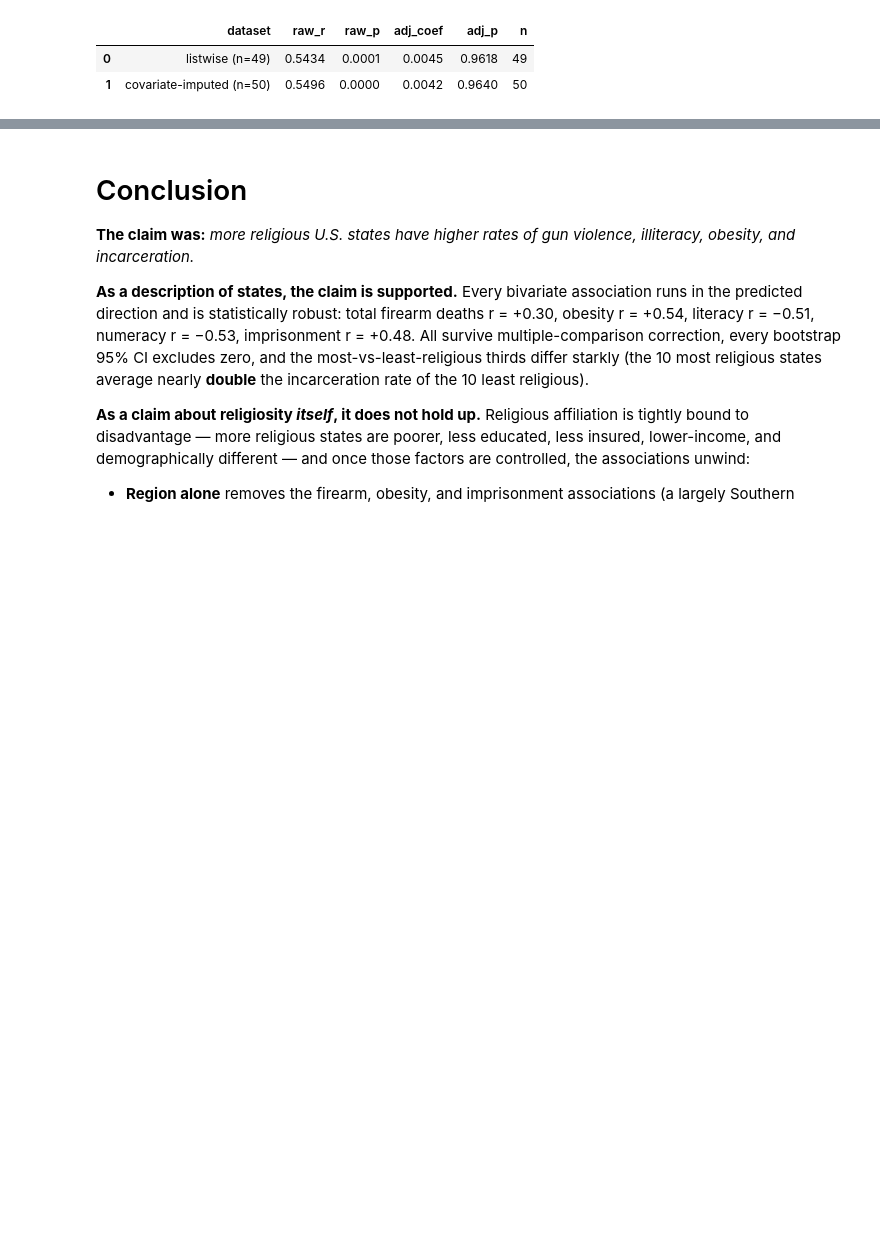
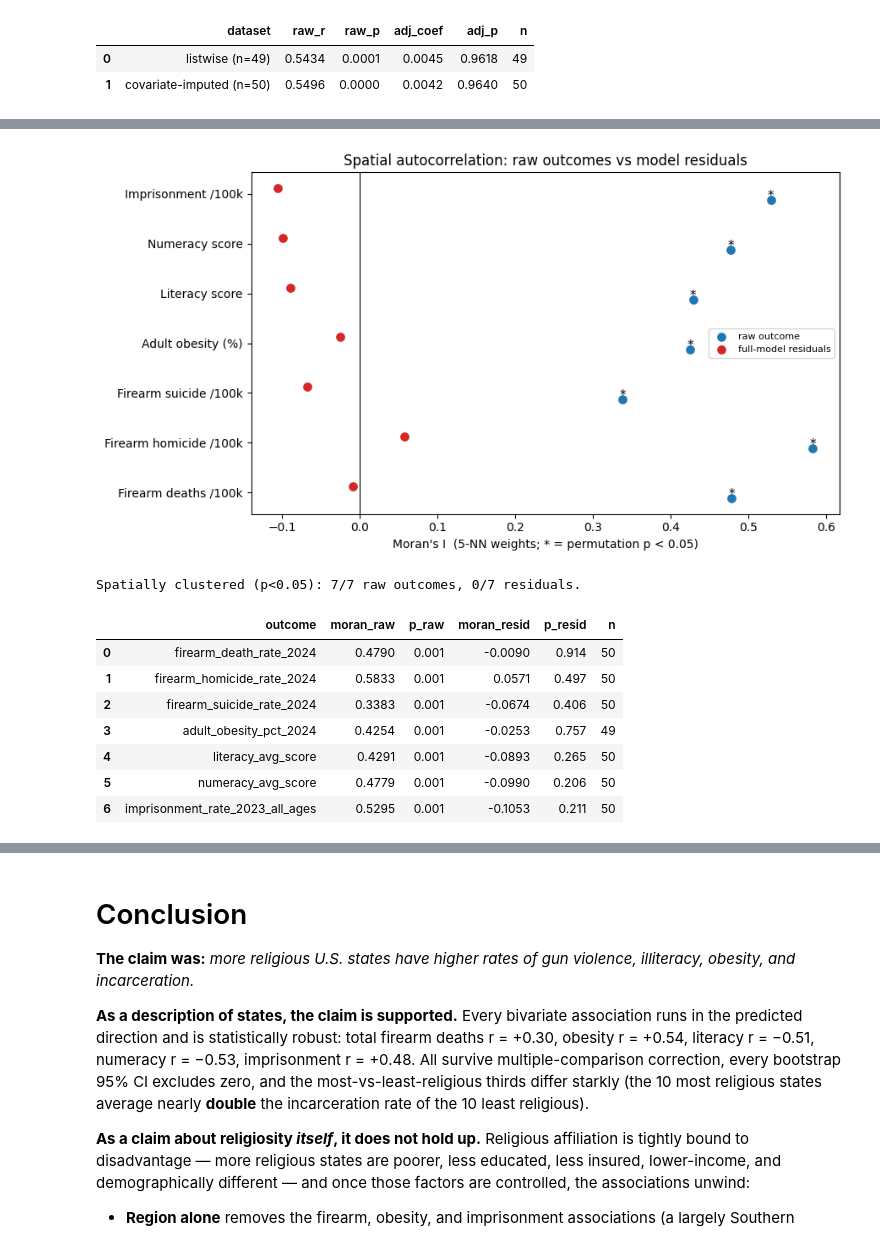
Before and after one commit to DiogoRibeiro7/religiosity-us-outcomes, a Jupyter notebook: notebooks/03_analyse_religiosity_outcomes.ipynb, the cells around one changed output, grey strips where cells are left out. Drawn from its saved outputs; the diff is of its cells as text; code cells hidden in the pictures; blank space fills up the shorter version.

```diff
--- a/notebooks/03_analyse_religiosity_outcomes.ipynb
+++ b/notebooks/03_analyse_religiosity_outcomes.ipynb
@@ -1289,3 +1347,75 @@ Imputed ['Tennessee'] obesity -> [36.8]
+# %%
+from scipy.spatial.distance import cdist
+
+
+def knn_weights(coords, k=5):
+    D = cdist(coords, coords)
+    n = len(coords)
+    W = np.zeros((n, n))
+    for i in range(n):
+        nn = np.argsort(D[i])[1:k + 1]
+        W[i, nn] = 1.0
+    rs = W.sum(1, keepdims=True)
+    rs[rs == 0] = 1.0
+    return W / rs
+
+
+def morans_i(x, W):
+    x = np.asarray(x, float) - np.mean(x)
+    return (len(x) / W.sum()) * ((W * np.outer(x, x)).sum() / (x ** 2).sum())
+
+
+def morans_perm_p(x, W, nperm=999, seed=0):
+    rng = np.random.default_rng(seed)
+    obs = morans_i(x, W)
+    perms = np.array([morans_i(rng.permutation(x), W) for _ in range(nperm)])
+    p = ((np.abs(perms) >= abs(obs)).sum() + 1) / (nperm + 1)
+    return obs, p
+
+moran_rows = []
+for o in EXT_OUTCOMES:
+    sub = panel[[o, PREDICTOR, "census_region", "centroid_lat", "centroid_lon"] + CONTROLS].dropna().reset_index(drop=True)
+    W = knn_weights(sub[["centroid_lat", "centroid_lon"]].to_numpy(), k=5)
+    i_raw, p_raw = morans_perm_p(sub[o].to_numpy(), W)
+    m = smf.ols(f"{o} ~ {PREDICTOR} + C(census_region) + " + " + ".join(CONTROLS), sub).fit()
+    i_res, p_res = morans_perm_p(m.resid.to_numpy(), W)
+    moran_rows.append({"outcome": o, "moran_raw": i_raw, "p_raw": p_raw,
+                       "moran_resid": i_res, "p_resid": p_res, "n": len(sub)})
+moran = pd.DataFrame(moran_rows)
+moran.to_csv(TABLES_DIR / "morans_i.csv", index=False)
+
+fig, ax = plt.subplots(figsize=(9, 5))
+yy = np.arange(len(moran))
+ax.scatter(moran["moran_raw"], yy - 0.12, color="#1f77b4", s=45, label="raw outcome")
+ax.scatter(moran["moran_resid"], yy + 0.12, color="#d62728", s=45, label="full-model residuals")
+for i, row in moran.iterrows():
+    if row["p_raw"] < 0.05:
+        ax.annotate("*", (row["moran_raw"], i - 0.12), fontsize=11, ha="center")
+    if row["p_resid"] < 0.05:
+        ax.annotate("*", (row["moran_resid"], i + 0.12), fontsize=11, ha="center")
+ax.axvline(0, color="black", lw=0.8)
+ax.set_yticks(yy)
+ax.set_yticklabels([LABELS.get(o, o) for o in moran["outcome"]])
+ax.set_xlabel("Moran's I  (5-NN weights; * = permutation p < 0.05)")
+ax.set_title("Spatial autocorrelation: raw outcomes vs model residuals")
+ax.legend(fontsize=8)
+fig.tight_layout()
+fig.savefig(FIGURES_DIR / "morans_i.png", dpi=150, bbox_inches="tight")
+plt.show()
+print(f"Spatially clustered (p<0.05): {int((moran['p_raw'] < 0.05).sum())}/{len(moran)} raw outcomes, "
+      f"{int((moran['p_resid'] < 0.05).sum())}/{len(moran)} residuals.")
+moran.round(4)
+# %% [output]
+[figure, added]
+Spatially clustered (p<0.05): 7/7 raw outcomes, 0/7 residuals.
+|  | outcome | moran_raw | p_raw | moran_resid | p_resid | n |
+| 0 | firearm_death_rate_2024 | 0.4790 | 0.001 | -0.0090 | 0.914 | 50 |
+| 1 | firearm_homicide_rate_2024 | 0.5833 | 0.001 | 0.0571 | 0.497 | 50 |
+| 2 | firearm_suicide_rate_2024 | 0.3383 | 0.001 | -0.0674 | 0.406 | 50 |
+| 3 | adult_obesity_pct_2024 | 0.4254 | 0.001 | -0.0253 | 0.757 | 49 |
+| 4 | literacy_avg_score | 0.4291 | 0.001 | -0.0893 | 0.265 | 50 |
+| 5 | numeracy_avg_score | 0.4779 | 0.001 | -0.0990 | 0.206 | 50 |
+| 6 | imprisonment_rate_2023_all_ages | 0.5295 | 0.001 | -0.1053 | 0.211 | 50 |
 # %% [markdown]
 ## Part 2 — summary
 
```
Also changed, not shown: parts of 8 cells of this notebook, 23 other files.
